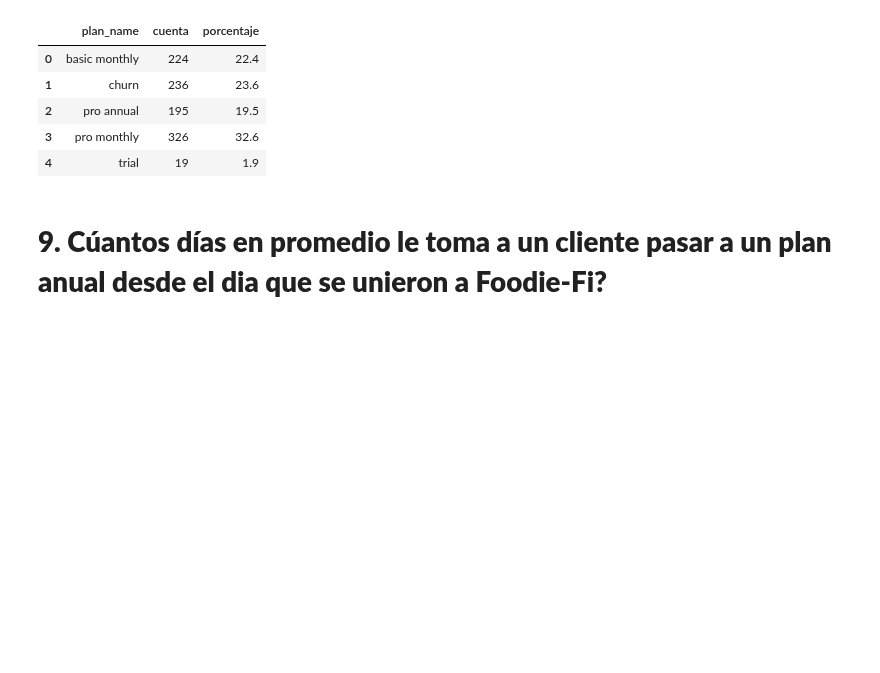
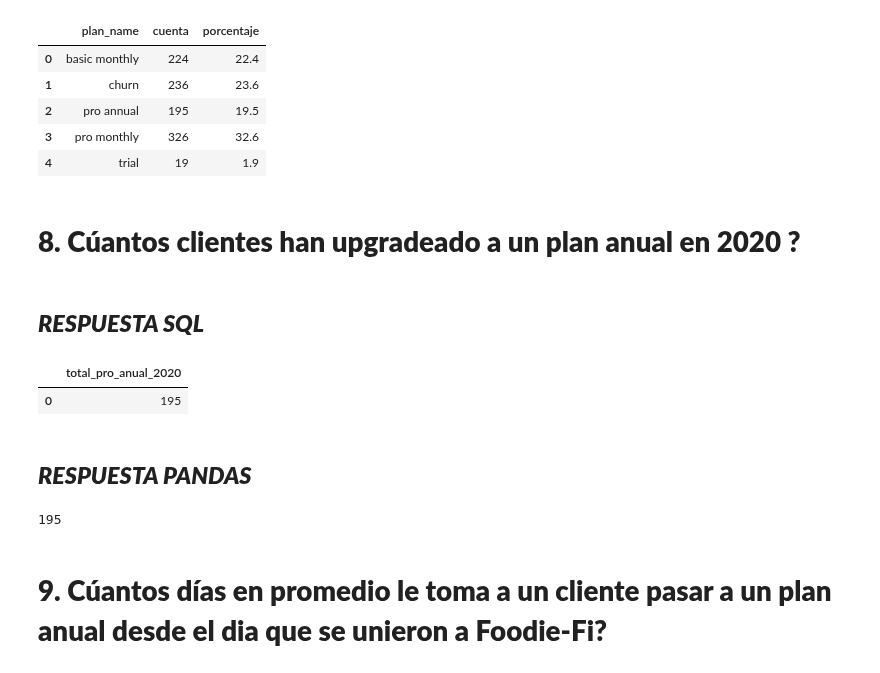
Before and after one commit to LLAES07/SQL_DESAFIO, a Jupyter notebook: Caso_3/Caso_3.ipynb, the cells around one changed output. Saved outputs shown, nothing was run; the diff lists cells and outputs as text; code cells hidden in the pictures; blank space fills up the shorter version.

```diff
--- a/Caso_3/Caso_3.ipynb
+++ b/Caso_3/Caso_3.ipynb
@@ -3121,6 +3121,38 @@ df_result
 | 2 | pro annual | 195 | 19.5 |
 | 3 | pro monthly | 326 | 32.6 |
 | 4 | trial | 19 | 1.9 |
+# %% [markdown]
+# **8.  Cúantos clientes han upgradeado a un plan anual en 2020 ?**
+# %% [markdown]
+## ***RESPUESTA SQL***
+# %%
+
+query = '''
+
+    SELECT
+        COUNT(DISTINCT customer_id) AS total_pro_anual_2020
+     FROM
+        subscriptions s
+    INNER JOIN
+        plans p USING(plan_id)
+    WHERE
+        plan_name = 'pro annual'
+        AND strftime('%Y', start_date)='2020'
+
+
+
+'''
+
+pd.read_sql_query(query, connection)
+# %% [output]
+|  | total_pro_anual_2020 |
+| 0 | 195 |
+# %% [markdown]
+## ***RESPUESTA PANDAS***
+# %%
+df_subs.loc[(df_subs['plan_id'] == 3 ) & (df_subs['start_date'].between('2020-01-01', '2020-12-31'))]['customer_id'].nunique()
+# %% [output]
+195
 # %% [markdown]
 # **9. Cúantos días en promedio le toma a un cliente pasar a un plan anual desde el dia que se unieron a Foodie-Fi?**
 # %% [markdown]
```
